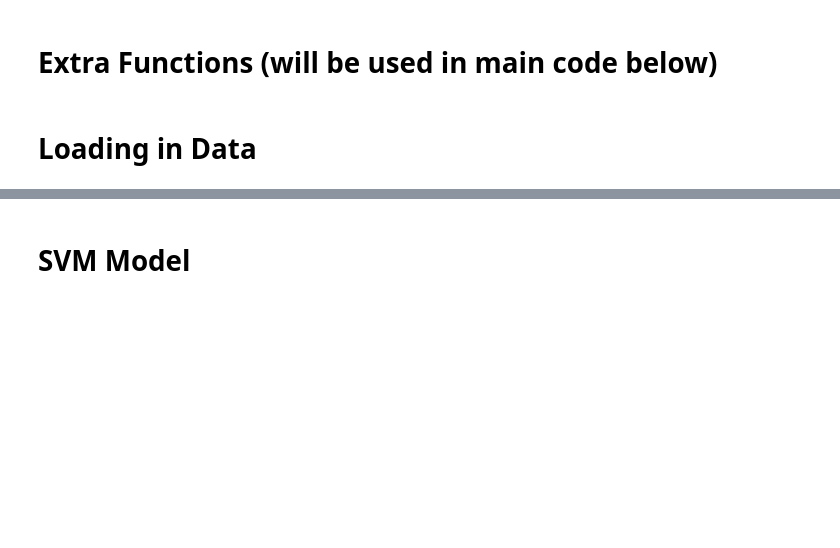
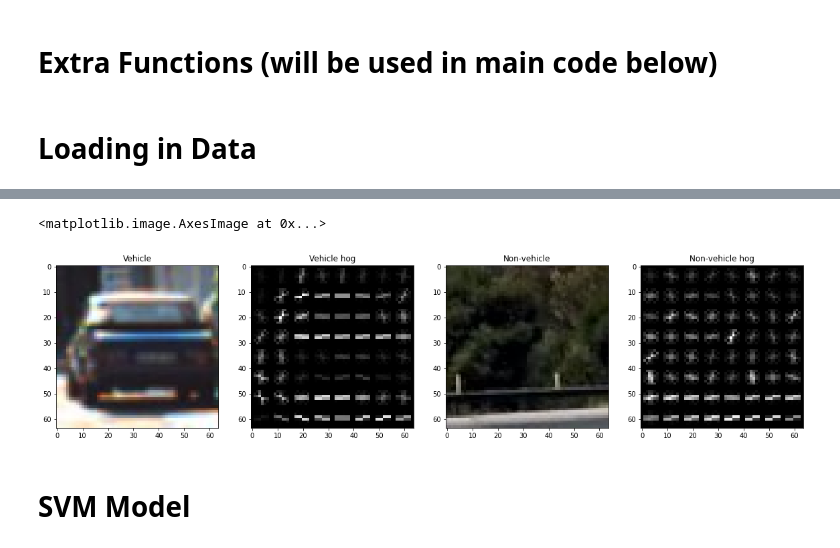
Before and after one commit to srianumakonda/Advanced-Lane-Detection-and-Object-Detection, a Jupyter notebook: main.ipynb, the cells around one changed output, grey strips where cells are left out. Drawn from its saved outputs; the diff is of its cells as text; code cells hidden in the pictures; blank space fills up the shorter version.

```diff
--- a/main.ipynb
+++ b/main.ipynb
@@ -239,3 +248,22 @@ X_train, X_test, y_train, y_test = train_test_split(X, y, test_size=0.2, random_
+# %%
+car1 = cv2.cvtColor(cv2.imread("vehicles_smallset/1.jpeg"),cv2.COLOR_BGR2RGB)
+not_car1 = cv2.cvtColor(cv2.imread("non-vehicles_smallset/extra00_112.jpeg"),cv2.COLOR_BGR2RGB)
+
+_, hog1 = get_hog_features(car1, orient, pix_per_cell, cell_per_block, vis=True, feature_vec=True)
+_, hog2 = get_hog_features(not_car1, orient, pix_per_cell, cell_per_block, vis=True, feature_vec=True)
+
+f, (ax1, ax2, ax3, ax4) = plt.subplots(1, 4, figsize=(20,10))
+ax1.set_title('Vehicle')
+ax1.imshow(car1, cmap='gray')
+ax2.set_title('Vehicle hog')
+ax2.imshow(hog1, cmap='gray')
+ax3.set_title('Non-vehicle')
+ax3.imshow(not_car1, cmap='gray')
+ax4.set_title('Non-vehicle hog')
+ax4.imshow(hog2, cmap='gray')
+# %% [output]
+<matplotlib.image.AxesImage at 0x...>
+[figure, added]
 # %% [markdown]
 # SVM Model
 # %%
```
Also changed, not shown: parts of 2 cells of this notebook.
